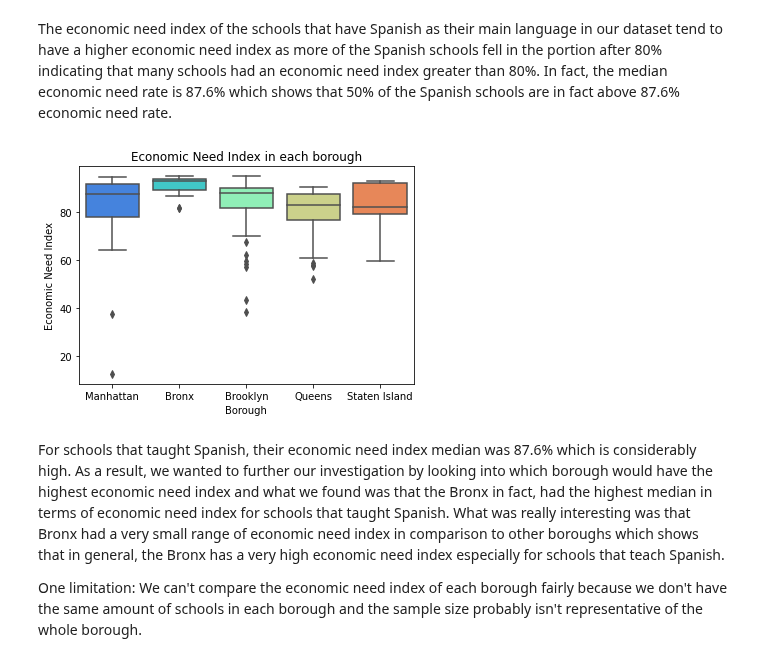
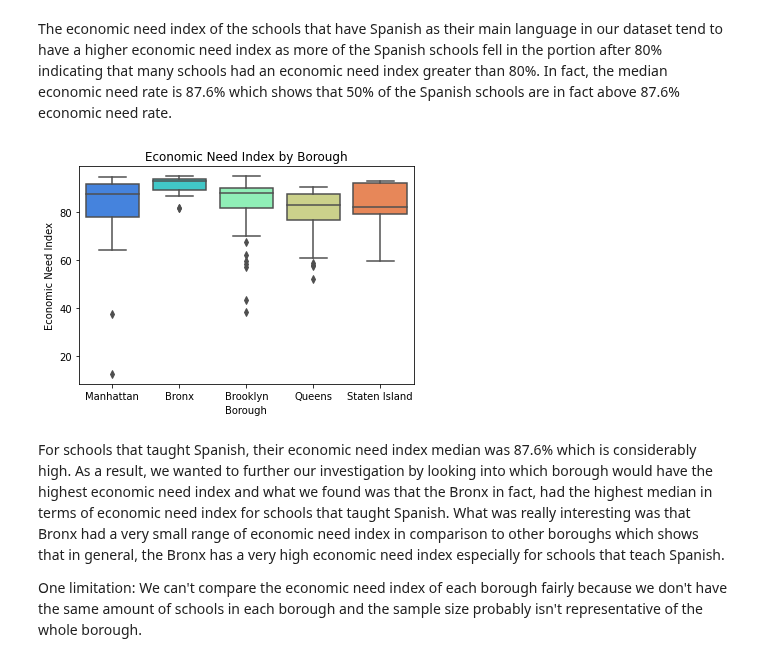
Before and after one commit to gaby-chu/info2950, a Jupyter notebook: project/FINAL_SUBMISSION.ipynb, the cells around one changed output. Drawn from its saved outputs; the diff is of its cells as text; code cells hidden in the pictures.

```diff
--- a/project/FINAL_SUBMISSION.ipynb
+++ b/project/FINAL_SUBMISSION.ipynb
@@ -872,10 +885,10 @@ The economic need index of the schools that have Spanish as their main language
 # %%
 # BOX PLOT - economic need index vs. borough per school
 sns.boxplot(x='Borough',y='Economic Need Index',data=spanish_schools_data, palette='rainbow')
-plt.title("Economic Need Index in each borough")
+plt.title("Economic Need Index by Borough")
 plt.show()
 # %% [output]
-[figure, old version]
+[figure, new version]
 # %% [markdown]
 For schools that taught Spanish, their economic need index median was 87.6% which is considerably high. As a result, we wanted to further our investigation by looking into which borough would have the highest economic need index and what we found was that the Bronx in fact, had the highest median in terms of economic need index for schools that taught Spanish. What was really interesting was that Bronx had a very small range of economic need index in comparison to other boroughs which shows that in general, the Bronx has a very high economic need index especially for schools that teach Spanish.
 
```
Also changed, not shown: parts of 18 cells of this notebook.
